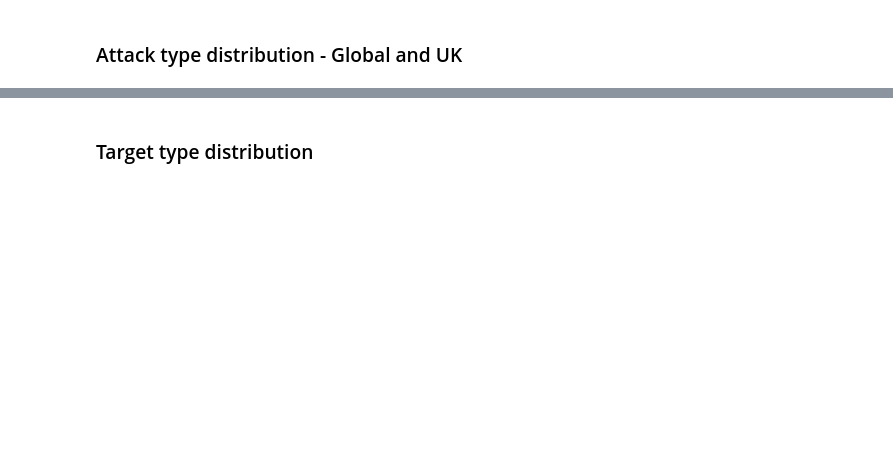
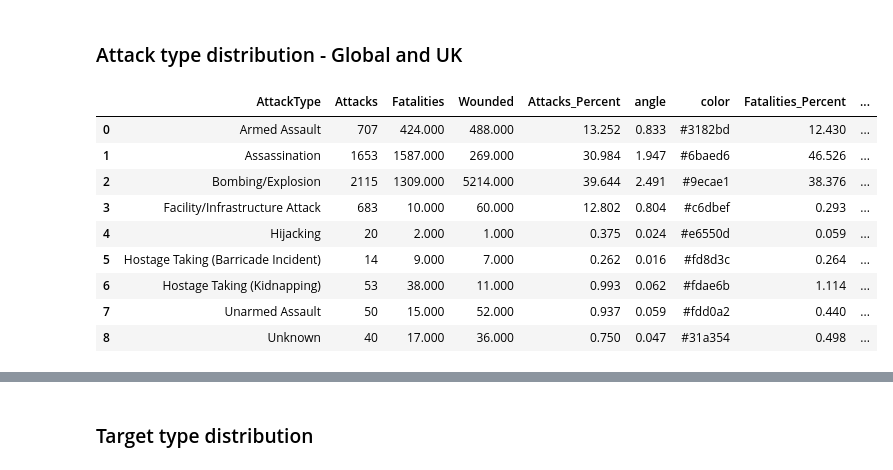
Before and after one commit to poonamarora86/gtd_trends, a Jupyter notebook: GTD.ipynb, the cells around one changed output, grey strips where cells are left out. Drawn from its saved outputs; the diff is of its cells as text; code cells hidden in the pictures; blank space fills up the shorter version.

```diff
--- a/GTD.ipynb
+++ b/GTD.ipynb
@@ -60,4 +52,7 @@ GTD_full.head()
 # %%
+GTD_full = pd.read_pickle("Datasets/GTD_Dataset.pkl")
+
 # Filter all required columns
 
-GTD_full = GTD_full[['eventid', 'iyear', 'region_txt', 'country_txt', 'nkill', 'nwound', 'city', 'targtype1_txt']]
+GTD_full = GTD_full[['eventid', 'iyear', 'region_txt', 'country_txt', 'nkill', 'nwound', 'city', 'targtype1_txt', 'attacktype1_txt', 'weaptype1_txt', 'property', 'propextent','imonth', 'scite1', 'scite2', 'scite3', 'propvalue']]
+GTD_full.head()
@@ -473,18 +455,32 @@ show(p6)
 # %% [markdown]
 ### Attack type distribution - Global and UK
 # %%
-ATT = UK.groupby('attacktype1_txt').agg({'eventid':'count', 'nkill' :'sum', 'nwound' : 'sum'}).reset_index()
-ATT = ATT.rename(columns= {'attacktype1_txt' : 'AttackType',
+ATT = UK.groupby('attacktype1_txt')\
+        .agg({'eventid':'count', 'nkill' :'sum', 'nwound' : 'sum'})\
+        .reset_index()\
+        .rename(columns= {'attacktype1_txt' : 'AttackType',
                           'eventid' :'Attacks',
                           'nkill' : 'Fatalities',
                           'nwound' : 'Wounded'})
+
 ATT['Attacks_Percent'] = ATT['Attacks']*100/ATT['Attacks'].sum()
 ATT['angle'] = ATT['Attacks_Percent']/ATT['Attacks_Percent'].sum() * 2*pi
 x=ATT['AttackType'].value_counts()
 ATT['color'] = Category20c[len(x)]
 ATT['Fatalities_Percent'] = ATT['Fatalities']*100/ATT['Fatalities'].sum()
 ATT['Wounded_Percent'] = ATT['Wounded']*100/ATT['Wounded'].sum()
 
 
 ATT
+# %% [output]
+|  | AttackType | Attacks | Fatalities | Wounded | Attacks_Percent | angle | color | Fatalities_Percent | ... |
+| 0 | Armed Assault | 707 | 424.000 | 488.000 | 13.252 | 0.833 | #3182bd | 12.430 | ... |
+| 1 | Assassination | 1653 | 1587.000 | 269.000 | 30.984 | 1.947 | #6baed6 | 46.526 | ... |
+| 2 | Bombing/Explosion | 2115 | 1309.000 | 5214.000 | 39.644 | 2.491 | #9ecae1 | 38.376 | ... |
+| 3 | Facility/Infrastructure Attack | 683 | 10.000 | 60.000 | 12.802 | 0.804 | #c6dbef | 0.293 | ... |
+| 4 | Hijacking | 20 | 2.000 | 1.000 | 0.375 | 0.024 | #e6550d | 0.059 | ... |
+| 5 | Hostage Taking (Barricade Incident) | 14 | 9.000 | 7.000 | 0.262 | 0.016 | #fd8d3c | 0.264 | ... |
+| 6 | Hostage Taking (Kidnapping) | 53 | 38.000 | 11.000 | 0.993 | 0.062 | #fdae6b | 1.114 | ... |
+| 7 | Unarmed Assault | 50 | 15.000 | 52.000 | 0.937 | 0.059 | #fdd0a2 | 0.440 | ... |
+| 8 | Unknown | 40 | 17.000 | 36.000 | 0.750 | 0.047 | #31a354 | 0.498 | ... |
 # %%
```
Also changed, not shown: parts of 61 cells of this notebook.
